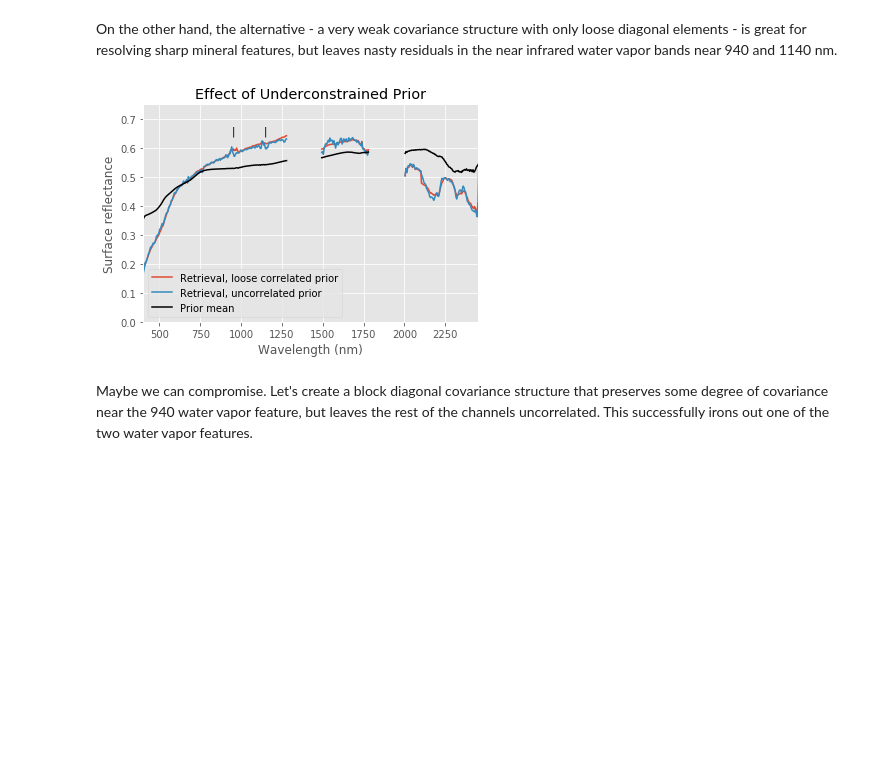
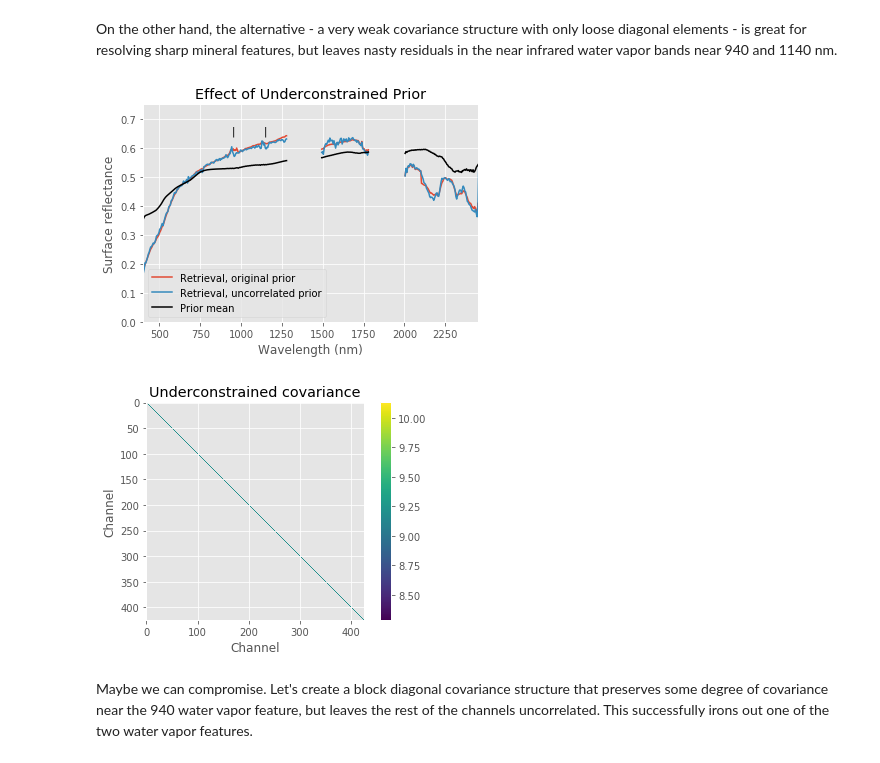
Before and after one commit to davidraythompson/istutor, a Jupyter notebook: 14_OptimalEstimationD/14_OE_Constraints.ipynb, the cells around one changed output. Drawn from its saved outputs; the diff is of its cells as text; code cells hidden in the pictures; blank space fills up the shorter version.

```diff
--- a/14_OptimalEstimationD/14_OE_Constraints.ipynb
+++ b/14_OptimalEstimationD/14_OE_Constraints.ipynb
@@ -173,35 +175,46 @@ savemat('my_surface.mat', surf)
 # Rebuild the forward model and inversion
 surface_config = {"surface_file": "my_surface.mat",
                   'select_on_init':True}
 fm = ForwardModel({"instrument":instrument_config,
                    "multicomponent_surface":surface_config,
                    "modtran_radiative_transfer": rtm_config})
 iv = Inversion(inverse_config, fm)
 
 # Perform the inversion and plot the result.
 state_trajectory = iv.invert(radiance, geom)
 state_est = state_trajectory[-1]
 rfl_est_diag = state_est[:-2]
 rfl_est_diag[dont_plot] = s.NaN
 plt.plot(wavelengths, rfl_original)
 plt.plot(wavelengths, rfl_est_diag)
 
 # The mean prior is stored as an L2-normalized vector, with the
 # norm calculated over some reference wavelengths. To plot it
 # on a similar scale, we rescale by the magnitude of our actual
 # reflectance spectrum
 scaling = norm(rfl_est[fm.surface.idx_ref])
 plt.plot(wavelengths, prior_mean,'k')
 plt.title('Effect of Underconstrained Prior')
 plt.xlabel('Wavelength (nm)')
 plt.ylabel('Surface reflectance')
-plt.legend(['Retrieval, loose correlated prior','Retrieval, uncorrelated prior','Prior mean']);
+plt.legend(['Retrieval, original prior','Retrieval, uncorrelated prior','Prior mean']);
 plt.xlim([400,2450])
 plt.ylim([0,0.75]);
+plt.savefig('underconstrained_prior.pdf')
 plt.text(940, 0.65,"|")
 plt.text(1140, 0.65,"|");
+
+# Now show the covariance
+plt.figure()
+plt.imshow(abs(s.log(surf['covs'][component])));
+plt.xlabel('Channel')
+plt.ylabel('Channel')
+plt.colorbar()
+plt.title('Underconstrained covariance');
+plt.savefig('underconstrained_prior_covariance.pdf')
 # %% [output]
-[figure, old version]
+[figure, new version]
+[figure, added]
 # %% [markdown]
 Maybe we can compromise.  Let's create a block diagonal covariance structure that preserves some degree of covariance near the 940 water vapor feature, but leaves the rest of the channels uncorrelated. This successfully irons out one of the two water vapor features.
 # %%
```
Also changed, not shown: parts of 3 cells of this notebook, 1 other file.
